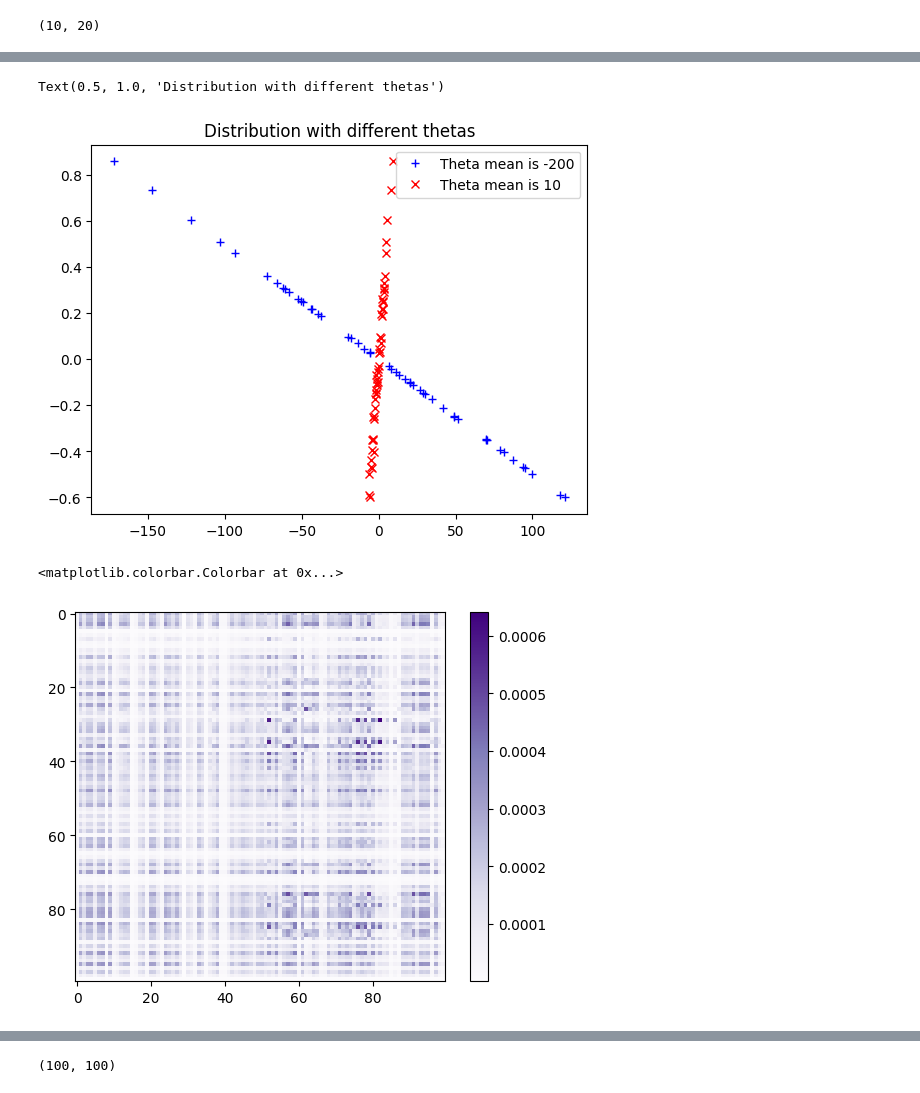
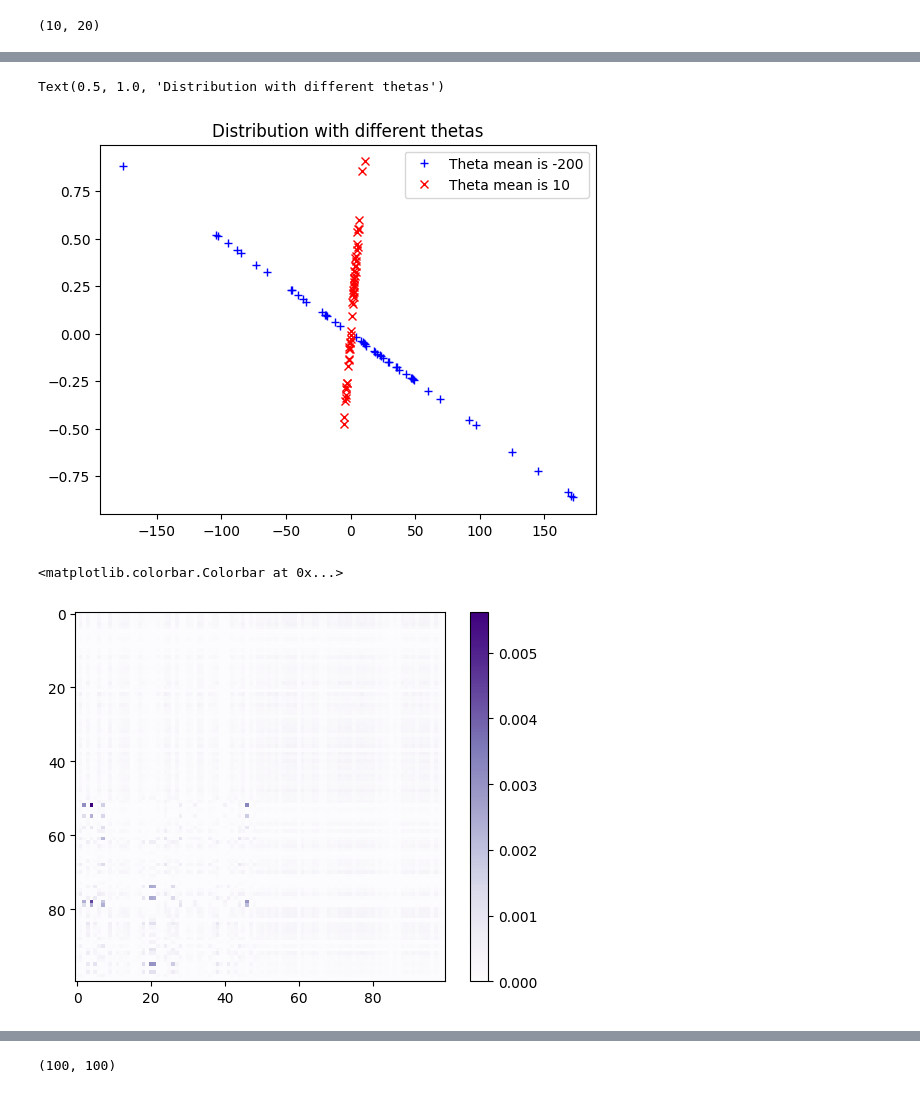
Before and after one commit to anisioti/dibs, a Jupyter notebook: dibs/new_generation_process/generate_data_samples.ipynb, the cells around one changed output, grey strips where cells are left out. Cells and saved outputs as stored; diff of their text form; code cells hidden in the pictures.

Commit message:
added ot  plots for high dimensional data, used different split for random in each function call

```diff
--- a/dibs/new_generation_process/generate_data_samples.ipynb
+++ b/dibs/new_generation_process/generate_data_samples.ipynb
@@ -126,19 +169,19 @@ key = random.PRNGKey(124)
 key, subk = random.split(key)
 observations2 = jnp.empty(shape=(0, 2), dtype='float32')
 thetas2 = []
-for mean_edge in [10, -200]:
-    #key, subk = random.split(key)
+for mean_edge in [ -200, 10]:
+    key, subk = random.split(key)
     data, model = make_linear_gaussian_model(key=subk, n_vars=2, graph_prior_str="er",mean_edge=mean_edge,n_observations=50)
     observations2 = jnp.concatenate([observations2,data.x])
     thetas2.extend(data.theta)
 # %%
-plt.plot(observations2[50:, 0], observations2[50:, 1], '+b', label='Theta mean is -200')
-plt.plot(observations2[0:50, 0], observations2[0:50, 1], 'xr', label='Theta mean is 10')
+plt.plot(observations2[0:50, 0], observations2[0:50, 1], '+b', label='Theta mean is -200')
+plt.plot(observations2[50:, 0], observations2[50:, 1], 'xr', label='Theta mean is 10')
 plt.legend(loc=0)
 plt.title('Distribution with different thetas')
 # %% [output]
 Text(0.5, 1.0, 'Distribution with different thetas')
-[figure, old version]
+[figure, new version]
 # %%
 # Samples two point clouds and their weights.
 ### For our synthetic data calculate the transport matrix
@@ -158,4 +201,4 @@ plt.imshow(P, cmap="Purples")
 plt.colorbar()
 # %% [output]
 <matplotlib.colorbar.Colorbar at 0x...>
-[figure, old version]
+[figure, new version]
```
Also changed, not shown: parts of 56 cells of this notebook, 4 other files.
